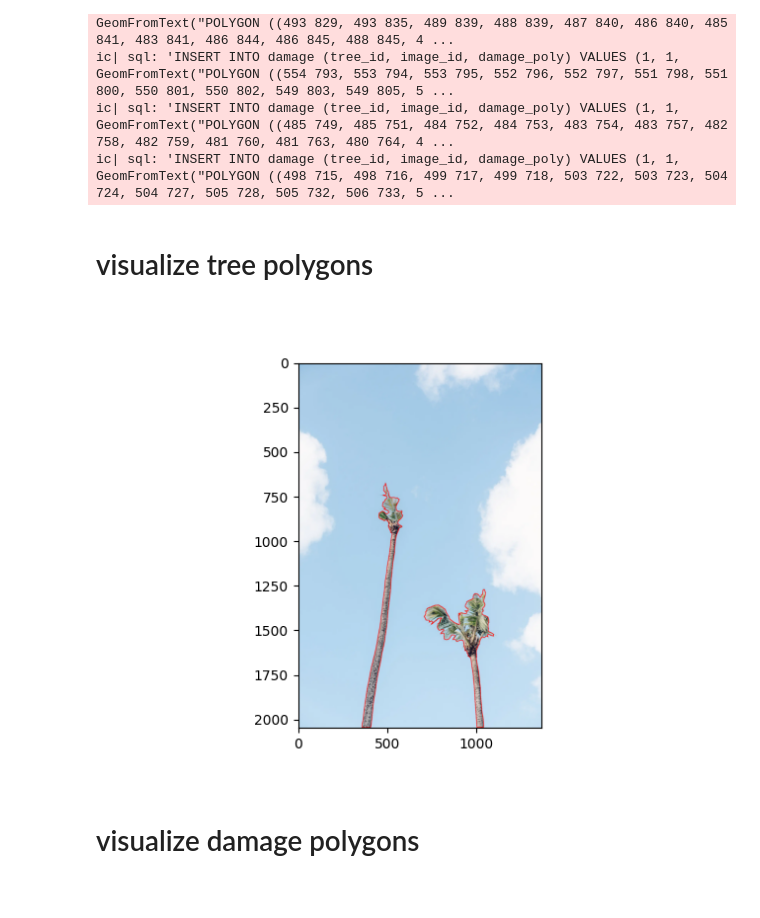
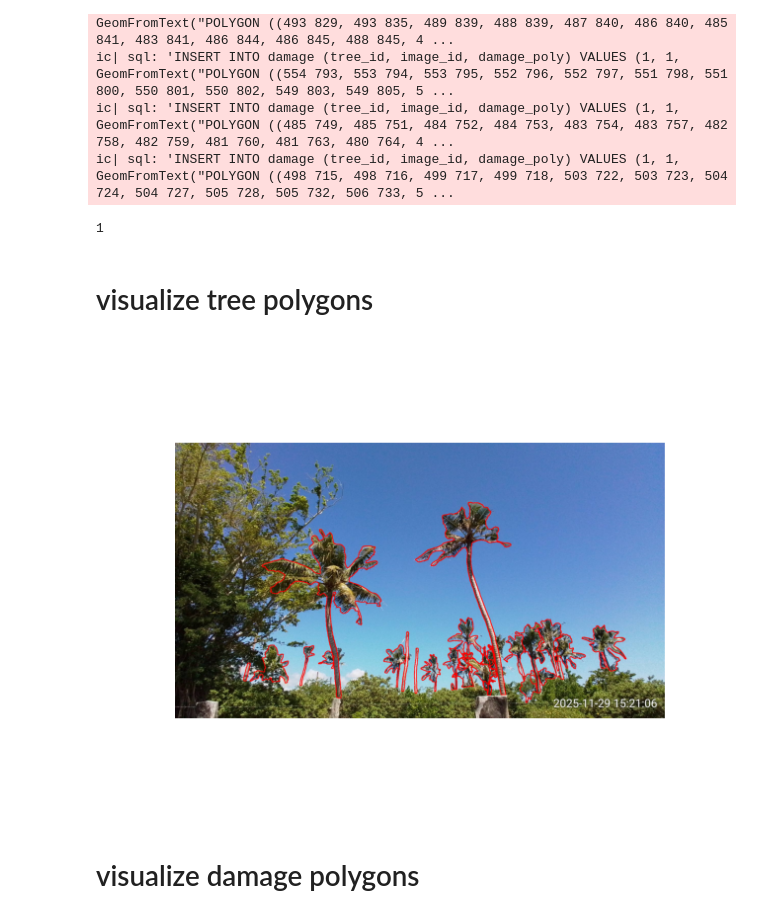
Before and after one commit to aubreymoore/CRB-2026-05-13, a Jupyter notebook: find_damage.ipynb, the cells around one changed output. Cells and saved outputs as stored; diff of their text form; code cells hidden in the pictures.

```diff
--- a/find_damage.ipynb
+++ b/find_damage.ipynb
@@ -603,12 +603,16 @@ ic| sql: 'INSERT INTO damage (tree_id, image_id, damage_poly) VALUES (1, 1, Geom
 ic| sql: 'INSERT INTO damage (tree_id, image_id, damage_poly) VALUES (1, 1, GeomFromText("POLYGON ((554 793, 553 794, 553 795, 552 796, 552 797, 551 798, 551 800, 550 801, 550 802, 549 803, 549 805, 5 ...
 ic| sql: 'INSERT INTO damage (tree_id, image_id, damage_poly) VALUES (1, 1, GeomFromText("POLYGON ((485 749, 485 751, 484 752, 484 753, 483 754, 483 757, 482 758, 482 759, 481 760, 481 763, 480 764, 4 ...
 ic| sql: 'INSERT INTO damage (tree_id, image_id, damage_poly) VALUES (1, 1, GeomFromText("POLYGON ((498 715, 498 716, 499 717, 499 718, 503 722, 503 723, 504 724, 504 727, 505 728, 505 732, 506 733, 5 ...
+# %%
+image_id
+# %% [output]
+1
 # %% [markdown]
 # visualize tree polygons
 # %%
 import shapely
 
-image_id = 1
+image_id = 2
 
 conn = sqlite3.connect(db_path)
 conn.enable_load_extension(True)
@@ -621,34 +625,36 @@ img = cv2.imread(image_path)
 
 cursor.execute(f'SELECT AsWKT(tree_poly) FROM trees WHERE image_id={image_id}')
 wkts = cursor.fetchall()
 
 # 'polygons' is a NumPy array of Shapely objects
 polygons = shapely.from_wkt(wkts).tolist()
 opencv_contours = []
 for polygon_list in polygons:
 
     # Extract the actual Shapely polygon object from inside the list
     poly = polygon_list[0]
 
     if poly is None or poly.is_empty:
         continue
 
     # convert to numpy array of coordinates
     ext_coords = np.array(poly.exterior.coords)
 
     # Reshape for OpenCV contours
     cv2_contour = ext_coords.astype(np.int32).reshape((-1, 1, 2))
     opencv_contours.append(cv2_contour)
 
 # ensure all coordinates are positive
 opencv_contours = np.abs(np.array(opencv_contours, dtype=object), dtype=object)
 
 cv2.polylines(img, opencv_contours, color=(0,0,255), isClosed=True, thickness=2)
 img=cv2.cvtColor(img, cv2.COLOR_BGR2RGB)
 fig, ax = plt.subplots(1,1)
+ax.axis('off')
 plt.imshow(img);
+conn.close()
 # %% [output]
-[figure, old version]
+[figure, new version]
 # %% [markdown]
 # visualize damage polygons
 # %%
```
Also changed, not shown: parts of 1 cell of this notebook.
